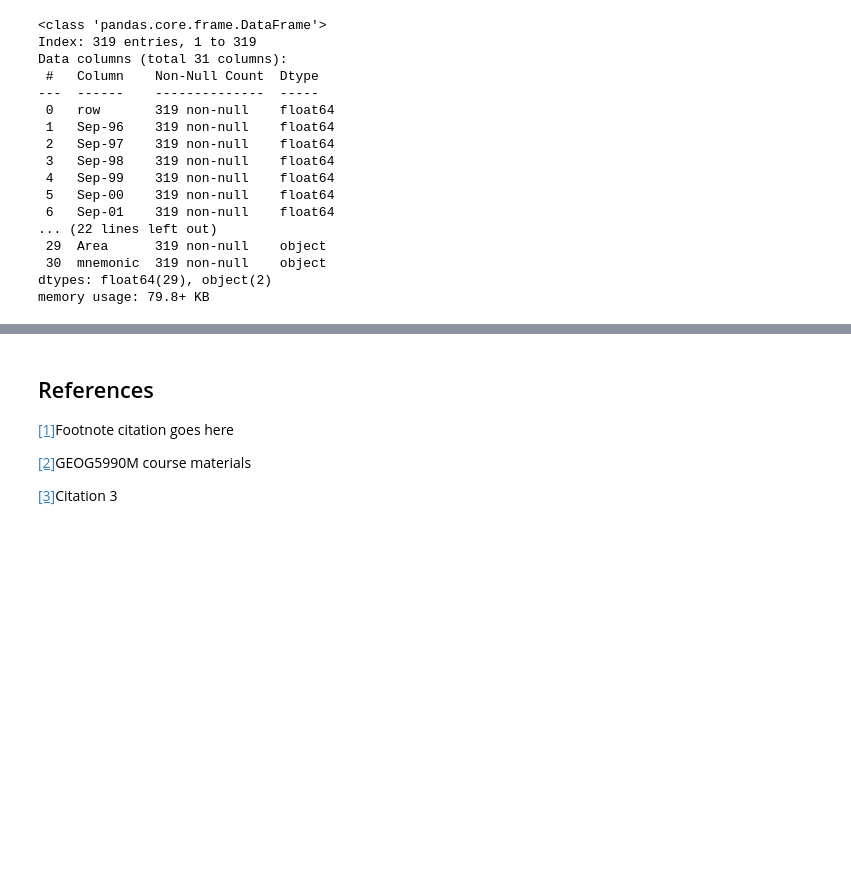
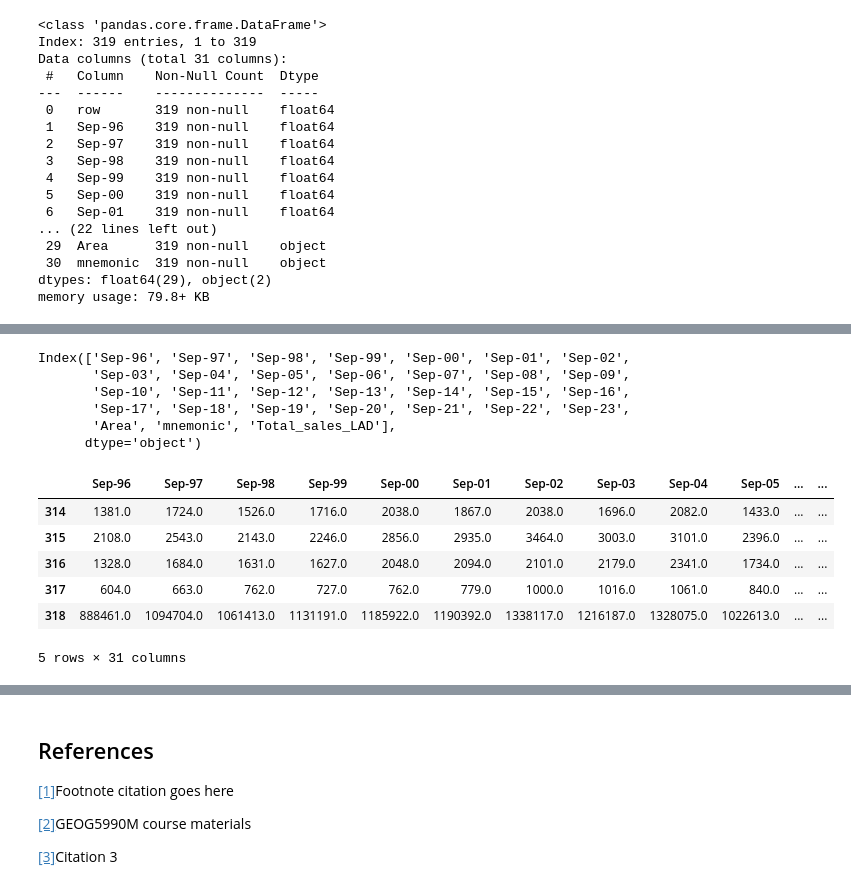
Before and after one commit to ClaudiaTurner/GEOG5990M, a Jupyter notebook: Final_Project_Python_GEOG5990M.ipynb, the cells around one changed output, grey strips where cells are left out. Cells and saved outputs as stored; diff of their text form; code cells hidden in the pictures; blank space fills up the shorter version.

```diff
--- a/Final_Project_Python_GEOG5990M.ipynb
+++ b/Final_Project_Python_GEOG5990M.ipynb
@@ -122,18 +151,36 @@ memory usage: 79.8+ KB
+# %%
+Sales_England.columns
+# %% [output]
+Index(['Sep-96', 'Sep-97', 'Sep-98', 'Sep-99', 'Sep-00', 'Sep-01', 'Sep-02',
+       'Sep-03', 'Sep-04', 'Sep-05', 'Sep-06', 'Sep-07', 'Sep-08', 'Sep-09',
+       'Sep-10', 'Sep-11', 'Sep-12', 'Sep-13', 'Sep-14', 'Sep-15', 'Sep-16',
+       'Sep-17', 'Sep-18', 'Sep-19', 'Sep-20', 'Sep-21', 'Sep-22', 'Sep-23',
+       'Area', 'mnemonic', 'Total_sales_LAD'],
+      dtype='object')
 # %%
 
 # 1. Identify numeric and non-numeric columns
 numeric_cols = Sales_England.select_dtypes(include='number').columns
 non_numeric_cols = [col for col in Sales_England.columns if col not in numeric_cols]
 
 # 2. Sum only numeric columns
 england_totals = Sales_England[numeric_cols].sum()
 
 # 3. Add placeholders (e.g., 'England') for non-numeric columns
 for col in non_numeric_cols:
-    england_totals[col] = 'England_sum'
+    england_totals[col] = 'England_sum_year'
 
 # 4. Reorder columns to match the original DataFrame
 england_totals = england_totals[Sales_England.columns]
 
 # 5. Append the row
 Sales_England = pd.concat([Sales_England, pd.DataFrame([england_totals])], ignore_index=True)
+Sales_England.tail()
+# %% [output]
+|  | Sep-96 | Sep-97 | Sep-98 | Sep-99 | Sep-00 | Sep-01 | Sep-02 | Sep-03 | Sep-04 | Sep-05 | ... | ... |
+| 314 | 1381.0 | 1724.0 | 1526.0 | 1716.0 | 2038.0 | 1867.0 | 2038.0 | 1696.0 | 2082.0 | 1433.0 | ... | ... |
+| 315 | 2108.0 | 2543.0 | 2143.0 | 2246.0 | 2856.0 | 2935.0 | 3464.0 | 3003.0 | 3101.0 | 2396.0 | ... | ... |
+| 316 | 1328.0 | 1684.0 | 1631.0 | 1627.0 | 2048.0 | 2094.0 | 2101.0 | 2179.0 | 2341.0 | 1734.0 | ... | ... |
+| 317 | 604.0 | 663.0 | 762.0 | 727.0 | 762.0 | 779.0 | 1000.0 | 1016.0 | 1061.0 | 840.0 | ... | ... |
+| 318 | 888461.0 | 1094704.0 | 1061413.0 | 1131191.0 | 1185922.0 | 1190392.0 | 1338117.0 | 1216187.0 | 1328075.0 | 1022613.0 | ... | ... |
+5 rows × 31 columns
```
Also changed, not shown: parts of 7 cells of this notebook.
